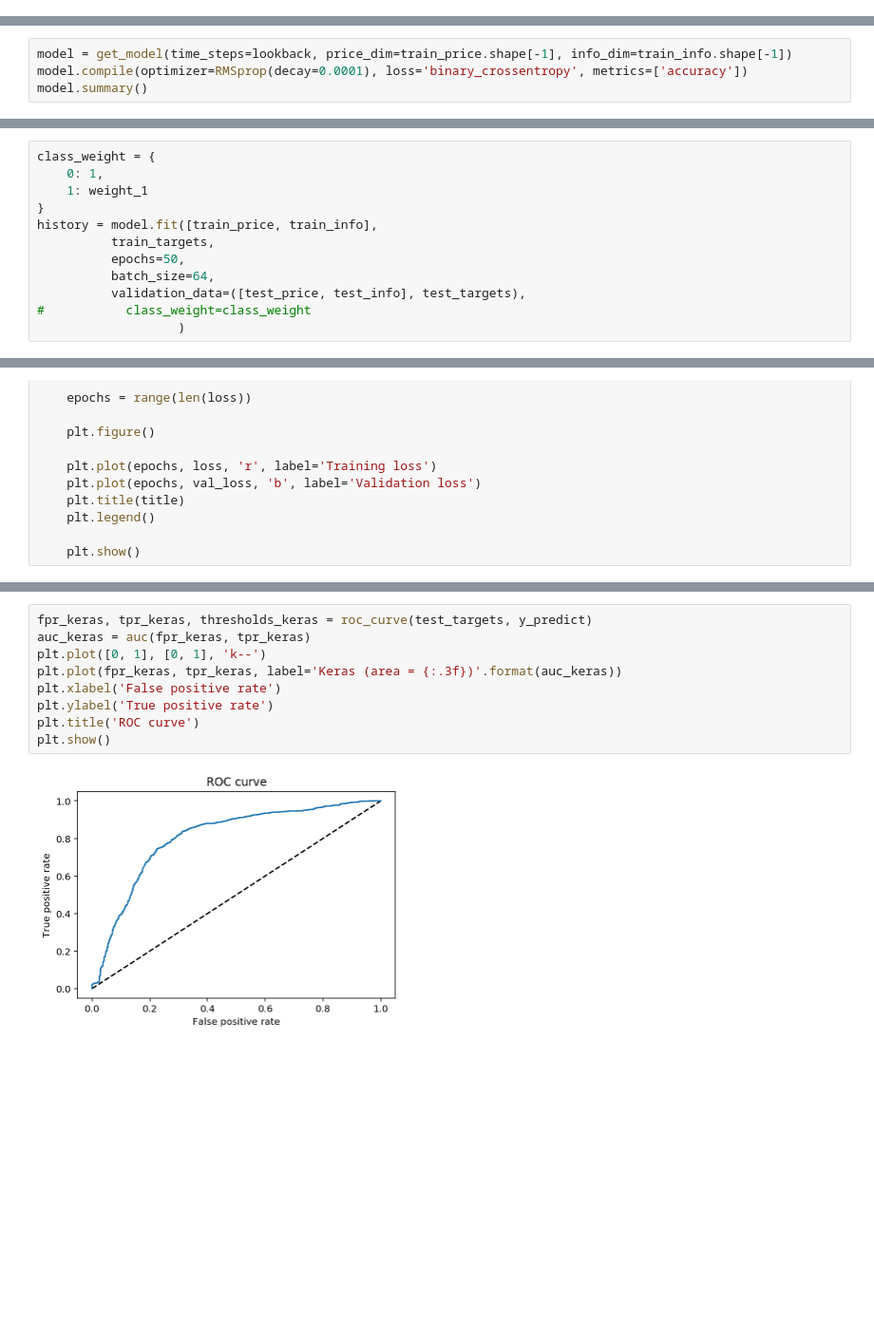
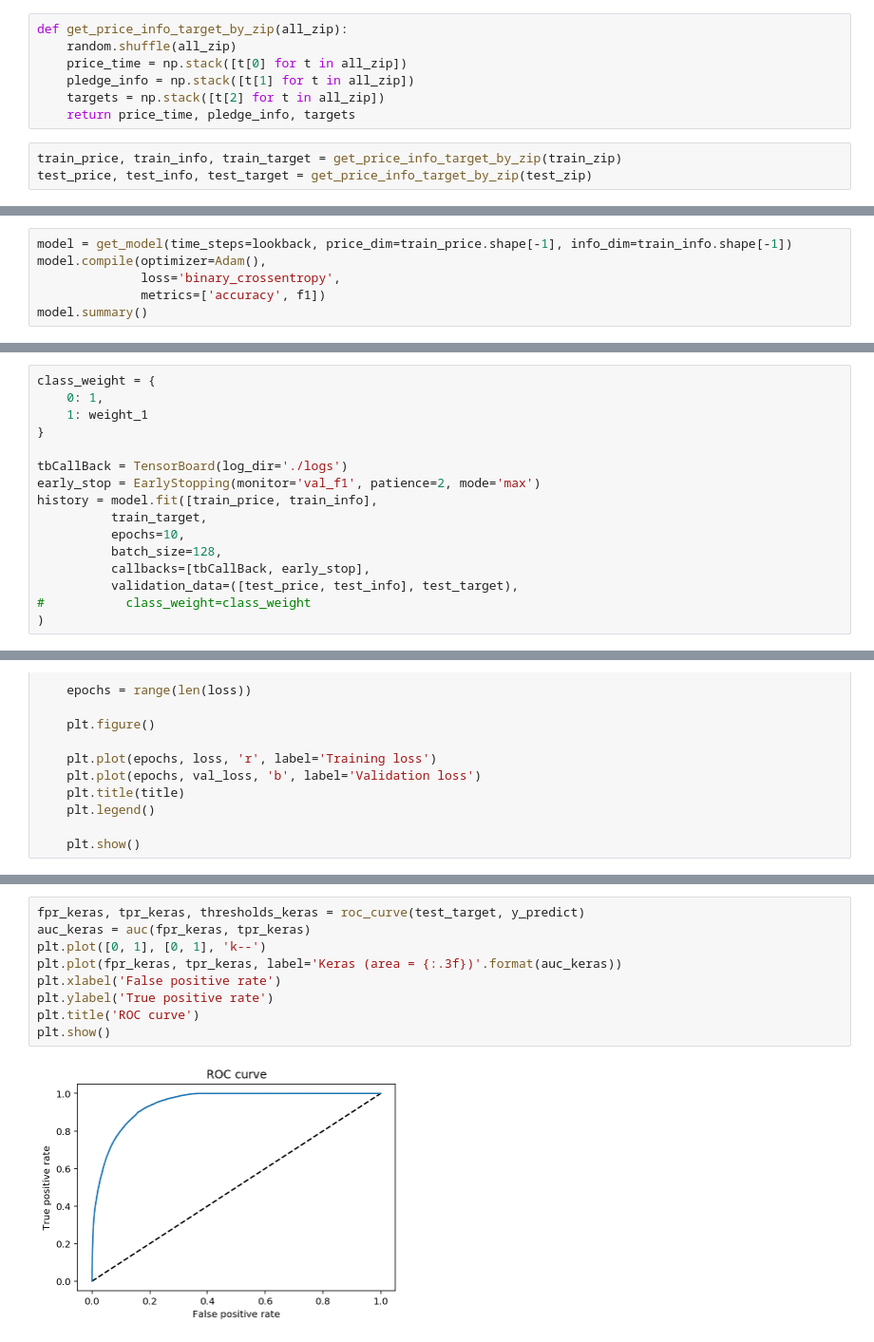
Before and after one commit to TianChenjiang/Networker, a Jupyter notebook: model/Experiment/predict_model/only_stock_price_model.ipynb, the cells around one changed output, grey strips where cells are left out. Shown: that part at 95% size. Saved outputs shown, nothing was run; the diff lists cells and outputs as text; blank space fills up the shorter version.

```diff
--- a/model/Experiment/predict_model/only_stock_price_model.ipynb
+++ b/model/Experiment/predict_model/only_stock_price_model.ipynb
@@ -156,3 +198,13 @@ test_price, test_info, test_targets = generator(pledge, lookback, delay, 800, le
+# %%
+def get_price_info_target_by_zip(all_zip):
+    random.shuffle(all_zip)
+    price_time = np.stack([t[0] for t in all_zip])
+    pledge_info = np.stack([t[1] for t in all_zip])
+    targets = np.stack([t[2] for t in all_zip])
+    return price_time, pledge_info, targets
+# %%
+train_price, train_info, train_target = get_price_info_target_by_zip(train_zip)
+test_price, test_info, test_target = get_price_info_target_by_zip(test_zip)
 # %%
 train_info.shape
 # %% [output]
@@ -215,7 +318,9 @@ def get_model(time_steps, price_dim, info_dim):
     return model
 # %%
 model = get_model(time_steps=lookback, price_dim=train_price.shape[-1], info_dim=train_info.shape[-1])
-model.compile(optimizer=RMSprop(decay=0.0001), loss='binary_crossentropy', metrics=['accuracy'])
+model.compile(optimizer=Adam(),
+              loss='binary_crossentropy',
+              metrics=['accuracy', f1])
 model.summary()
 # %% [output]
 __________________________________________________________________________________________________
@@ -240,11 +345,15 @@ class_weight = {
     0: 1,
     1: weight_1
 }
+
+tbCallBack = TensorBoard(log_dir='./logs')
+early_stop = EarlyStopping(monitor='val_f1', patience=2, mode='max')
 history = model.fit([train_price, train_info],
-          train_targets,
-          epochs=50,
-          batch_size=64,
-          validation_data=([test_price, test_info], test_targets),
+          train_target,
+          epochs=10,
+          batch_size=128,
+          callbacks=[tbCallBack, early_stop],
+          validation_data=([test_price, test_info], test_target),
 #           class_weight=class_weight
-                   )
+)
 # %% [output]
@@ -314,11 +422,11 @@ precision_recall_fscore_support(test_targets, y_class)
 # %%
-fpr_keras, tpr_keras, thresholds_keras = roc_curve(test_targets, y_predict)
+fpr_keras, tpr_keras, thresholds_keras = roc_curve(test_target, y_predict)
 auc_keras = auc(fpr_keras, tpr_keras)
 plt.plot([0, 1], [0, 1], 'k--')
 plt.plot(fpr_keras, tpr_keras, label='Keras (area = {:.3f})'.format(auc_keras))
 plt.xlabel('False positive rate')
 plt.ylabel('True positive rate')
 plt.title('ROC curve')
 plt.show()
 # %% [output]
-[figure, old version]
+[figure, new version]
```
Also changed, not shown: parts of 41 cells of this notebook, 5 other files.
